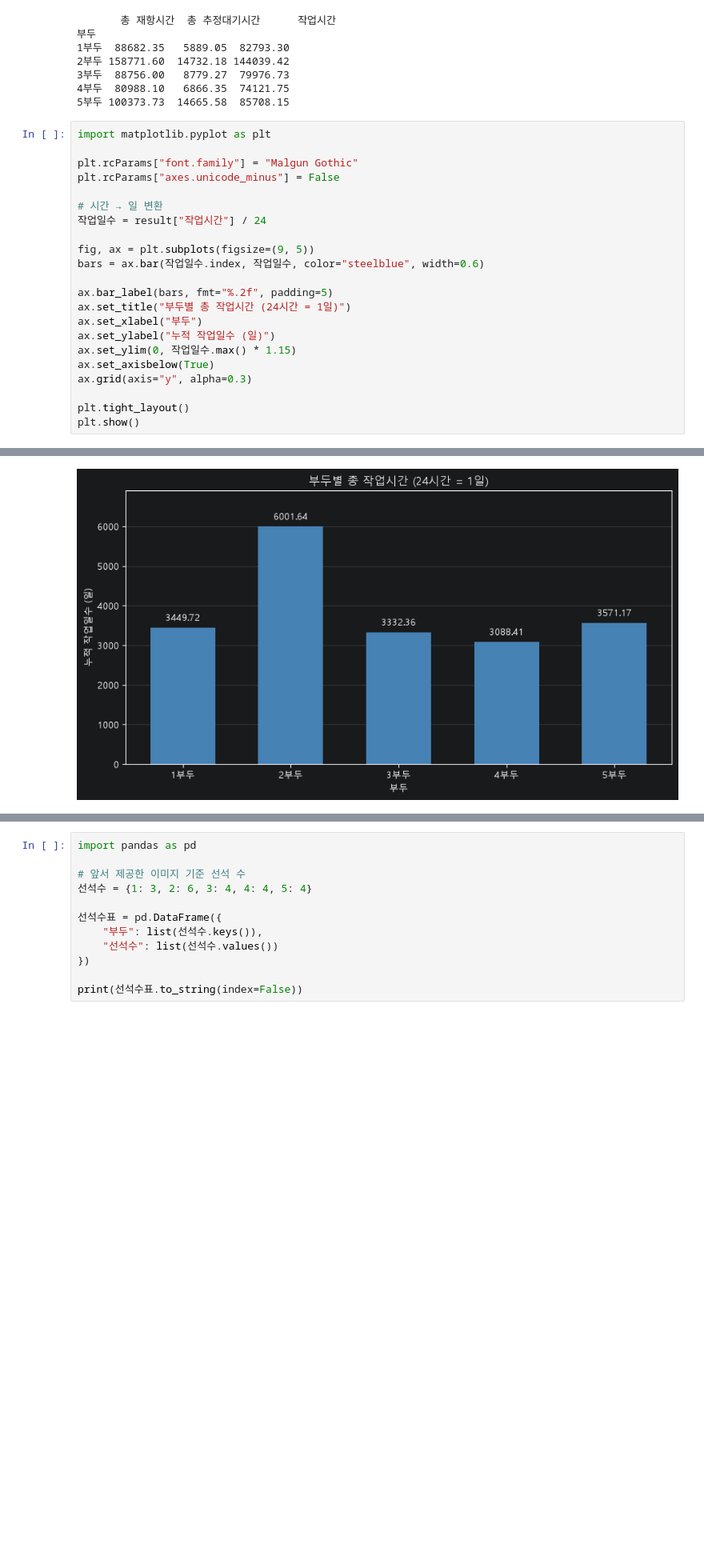
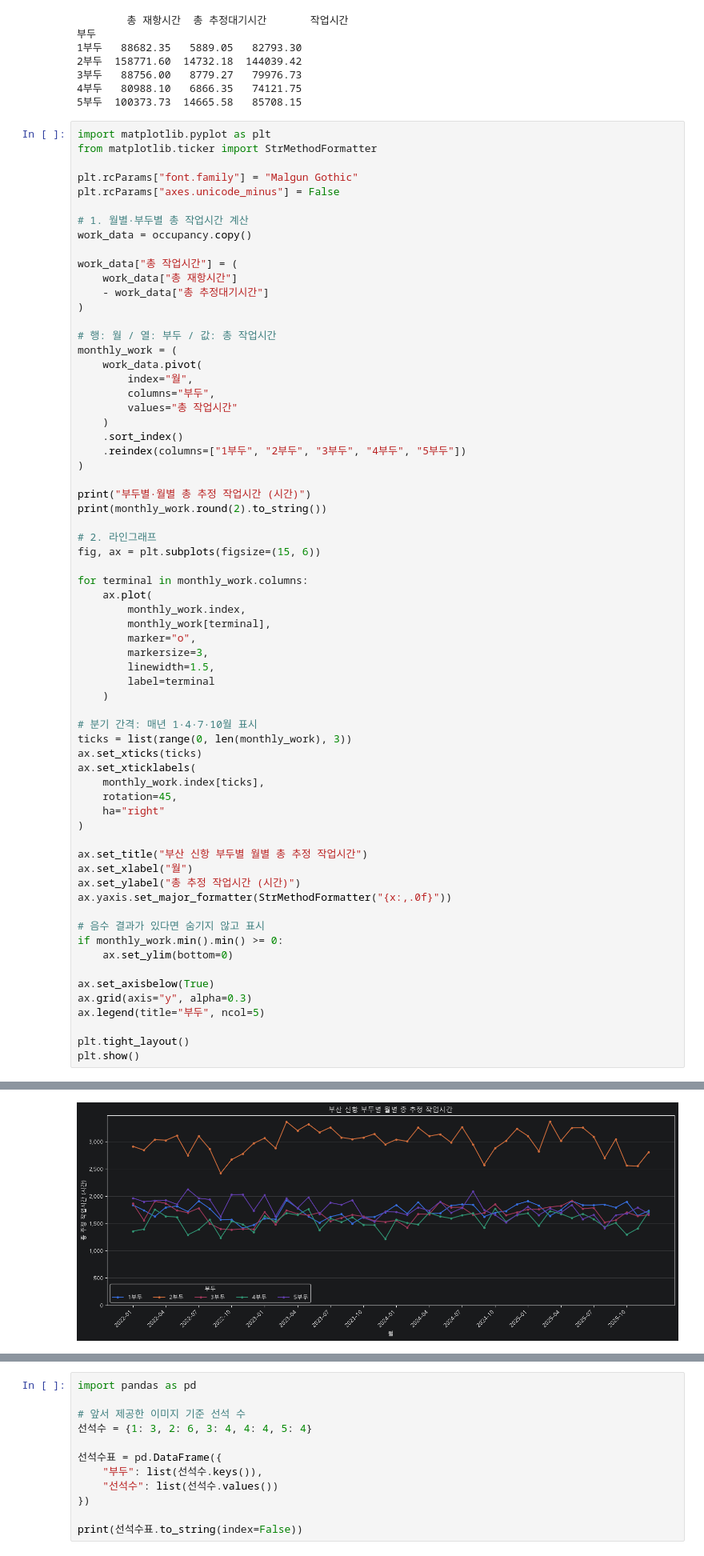
Before and after one commit to BUSAN-IS-SMART/Final_Project, a Jupyter notebook: EDA/EDA-sk.ipynb, the cells around one changed output, grey strips where cells are left out. Shown at 80% size. Cells and saved outputs as stored; diff of their text form; blank space fills up the shorter version.

```diff
--- a/EDA/EDA-sk.ipynb
+++ b/EDA/EDA-sk.ipynb
@@ -133,22 +321,66 @@ print(result.round(2).to_string())
 # %%
 import matplotlib.pyplot as plt
+from matplotlib.ticker import StrMethodFormatter
 
 plt.rcParams["font.family"] = "Malgun Gothic"
 plt.rcParams["axes.unicode_minus"] = False
 
-# 시간 → 일 변환
-작업일수 = result["작업시간"] / 24
+# 1. 월별·부두별 총 작업시간 계산
+work_data = occupancy.copy()
 
-fig, ax = plt.subplots(figsize=(9, 5))
-bars = ax.bar(작업일수.index, 작업일수, color="steelblue", width=0.6)
+work_data["총 작업시간"] = (
+    work_data["총 재항시간"]
+    - work_data["총 추정대기시간"]
+)
 
-ax.bar_label(bars, fmt="%.2f", padding=5)
-ax.set_title("부두별 총 작업시간 (24시간 = 1일)")
-ax.set_xlabel("부두")
-ax.set_ylabel("누적 작업일수 (일)")
-ax.set_ylim(0, 작업일수.max() * 1.15)
+# 행: 월 / 열: 부두 / 값: 총 작업시간
+monthly_work = (
+    work_data.pivot(
+        index="월",
+        columns="부두",
+        values="총 작업시간"
+    )
+    .sort_index()
+    .reindex(columns=["1부두", "2부두", "3부두", "4부두", "5부두"])
+)
+
+print("부두별·월별 총 추정 작업시간 (시간)")
+print(monthly_work.round(2).to_string())
+
+# 2. 라인그래프
+fig, ax = plt.subplots(figsize=(15, 6))
+
+for terminal in monthly_work.columns:
+    ax.plot(
+        monthly_work.index,
+        monthly_work[terminal],
+        marker="o",
+        markersize=3,
+        linewidth=1.5,
+        label=terminal
+    )
+
+# 분기 간격: 매년 1·4·7·10월 표시
+ticks = list(range(0, len(monthly_work), 3))
+ax.set_xticks(ticks)
+ax.set_xticklabels(
+    monthly_work.index[ticks],
+    rotation=45,
+    ha="right"
+)
+
+ax.set_title("부산 신항 부두별 월별 총 추정 작업시간")
+ax.set_xlabel("월")
+ax.set_ylabel("총 추정 작업시간 (시간)")
+ax.yaxis.set_major_formatter(StrMethodFormatter("{x:,.0f}"))
+
+# 음수 결과가 있다면 숨기지 않고 표시
+if monthly_work.min().min() >= 0:
+    ax.set_ylim(bottom=0)
+
 ax.set_axisbelow(True)
 ax.grid(axis="y", alpha=0.3)
+ax.legend(title="부두", ncol=5)
 
 plt.tight_layout()
 plt.show()
@@ -156 +405 @@ plt.show()
-[figure, old version]
+[figure, new version]
```
Also changed, not shown: parts of 11 cells of this notebook.
